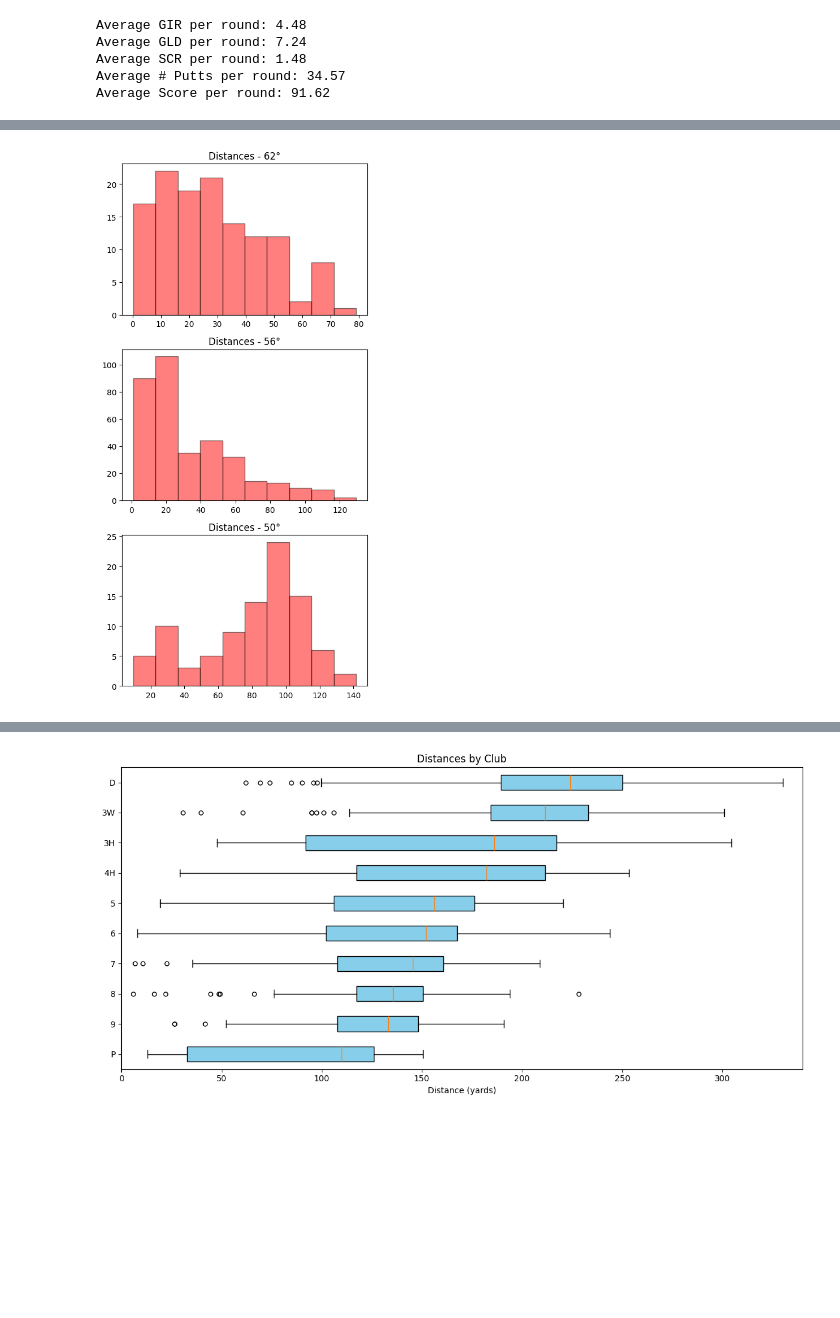
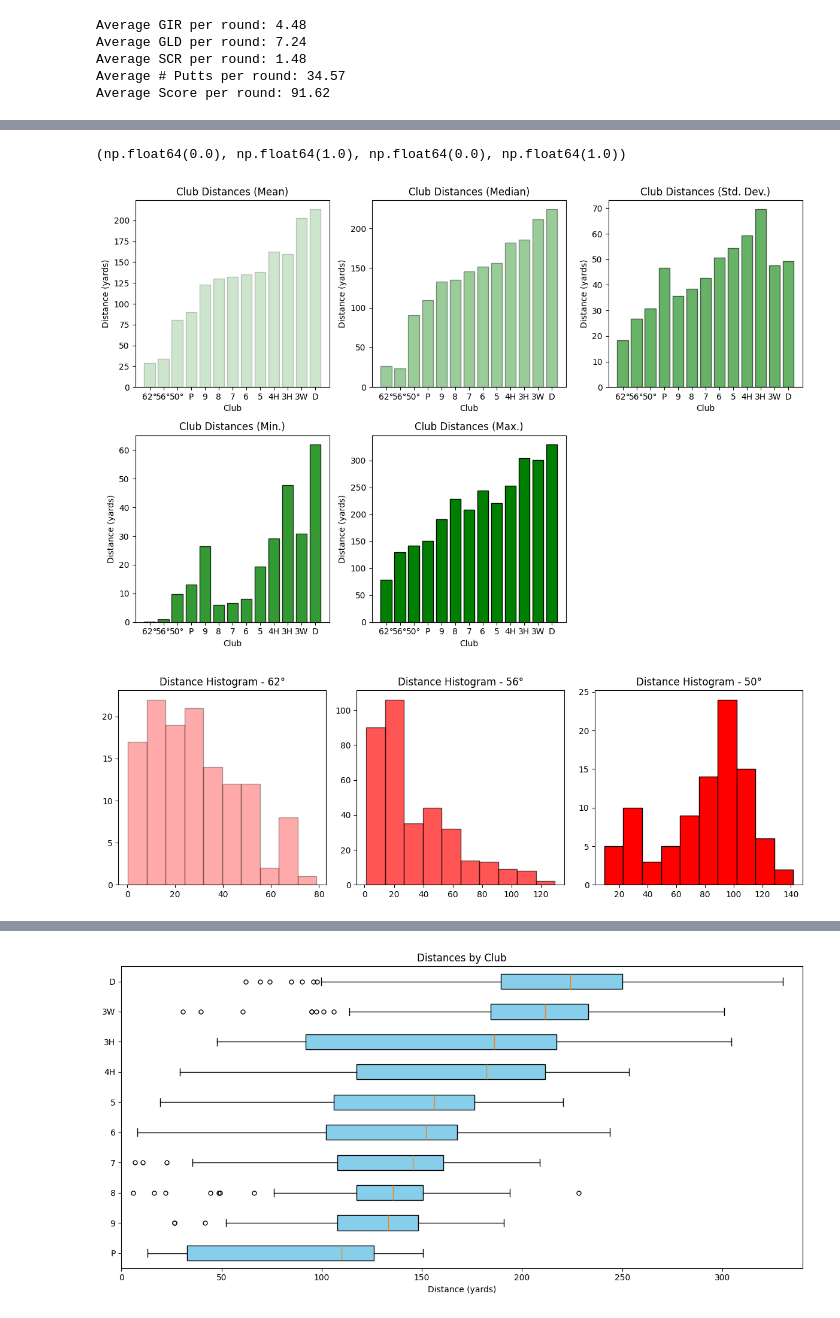
Before and after one commit to evklein/forehead-data-pipelines, a Jupyter notebook: 2024/2024.ipynb, the cells around one changed output, grey strips where cells are left out. Saved outputs shown, nothing was run; the diff lists cells and outputs as text; code cells hidden in the pictures; blank space fills up the shorter version.

```diff
--- a/2024/2024.ipynb
+++ b/2024/2024.ipynb
@@ -137,6 +137,18 @@ def fill_green_hit_result(row):
         return True
     return False
 
+def fill_next_putt(row):
+    if row['hit_green']:
+        putt_distances_for_hole = putts_df[(putts_df['rnd_id'] == row['rnd_id']) & \
+            (putts_df['hole_id'] == row['hole_id']) & \
+            (putts_df['stroke_number'] == row['stroke_number'] + 1)]['distance']
+        if not putt_distances_for_hole.empty:
+            return putt_distances_for_hole.iloc[0]
+        else:
+            return np.nan
+    else:
+        return np.nan
 strokes_df['penalty_result'] = strokes_df.apply(fill_penalty_result, axis=1)
 strokes_df['hit_green'] = strokes_df.apply(fill_green_hit_result, axis=1)
+strokes_df['hit_green_putt_dist'] = strokes_df.apply(fill_next_putt, axis=1)
 # %% [markdown]
@@ -300,13 +350,11 @@ display(strokes.head())
 # %%
 # Clean data
-strokes = strokes.dropna()
-strokes = strokes[strokes['club'] != 'Club'] # Times where we forgot to input club
+strokes_df = strokes_df.dropna()
+strokes_df = strokes_df[strokes_df['club'] != 'Club'] # Times where we forgot to input club
 
 # Convert coordinates to tuples
-strokes['start_coordinate'] = strokes['start_coordinate'].astype(str).apply(parse_coordinates)
-strokes['end_coordinate'] = strokes['end_coordinate'].astype(str).apply(parse_coordinates)
+strokes_df['start_coordinate'] = strokes_df['start_coordinate'].astype(str).apply(parse_coordinates)
+strokes_df['end_coordinate'] = strokes_df['end_coordinate'].astype(str).apply(parse_coordinates)
 
 # Add distance column
-strokes['distance'] = strokes.apply(distance_from_coords, axis=1)
-
-strokes.describe()
+strokes_df['distance'] = strokes_df.apply(distance_from_coords, axis=1)
@@ -323,12 +400,45 @@ strokes.describe()
+# %%
+# Visualize Club Descriptions
+fig, axs = plt.subplots(2, 3, figsize=(12, 8), tight_layout=True)
+axs[0][0].bar(ALL_CLUBS_ASC, distances_by_club['Mean Distance'], color='green', alpha=0.2, edgecolor='black')
+axs[0][0].set_title('Club Distances (Mean)')
+axs[0][0].set_xlabel('Club')
+axs[0][0].set_ylabel('Distance (yards)')
+
+axs[0][1].bar(ALL_CLUBS_ASC, distances_by_club['Median Distance'], color='green', alpha=0.4, edgecolor='black')
+axs[0][1].set_title('Club Distances (Median)')
+axs[0][1].set_xlabel('Club')
+axs[0][1].set_ylabel('Distance (yards)')
+
+axs[0][2].bar(ALL_CLUBS_ASC, distances_by_club['Std. Dev.'], color='green', alpha=0.6, edgecolor='black')
+axs[0][2].set_title('Club Distances (Std. Dev.)')
+axs[0][2].set_xlabel('Club')
+axs[0][2].set_ylabel('Distance (yards)')
+
+axs[1][0].bar(ALL_CLUBS_ASC, distances_by_club['Min'], color='green', alpha=0.8, edgecolor='black')
+axs[1][0].set_title('Club Distances (Min.)')
+axs[1][0].set_xlabel('Club')
+axs[1][0].set_ylabel('Distance (yards)')
+
+axs[1][1].bar(ALL_CLUBS_ASC, distances_by_club['Max'], color='green', alpha=1, edgecolor='black')
+axs[1][1].set_title('Club Distances (Max.)')
+axs[1][1].set_xlabel('Club')
+axs[1][1].set_ylabel('Distance (yards)')
+
+axs[1][2].axis('off')
+# %% [output]
+(np.float64(0.0), np.float64(1.0), np.float64(0.0), np.float64(1.0))
+[figure, added]
 # %%
-# Plot wedge histograms, descriptions
-fig, axs = plt.subplots(3, figsize=(5, 10), tight_layout=True)
-for i, wedge in enumerate(wedges_asc):
-    strokes_for_wedge = strokes.where(strokes['club'] == wedge)
-    axs[i].hist(x = strokes_for_wedge[['distance']], edgecolor='black', color='red', bins=10, alpha=0.5)
-    axs[i].set_title(f'Distances - {wedge}')
+# Plot wedge histograms
+fig, axs = plt.subplots(1, 3, figsize=(12, 4), tight_layout=True)
+next_alpha = 0
+for i, wedge in enumerate(WEDGES_ASC):
+    strokes_for_wedge = strokes_df.where(strokes_df['club'] == wedge)
+    axs[i].hist(x = strokes_for_wedge[['distance']], edgecolor='black', color='red', bins=10, alpha = (next_alpha := next_alpha + 0.3333))
+    axs[i].set_title(f'Distance Histogram - {wedge}')
 # %% [output]
-[figure, old version]
+[figure, new version]
 # %%
 plt.figure(figsize=(12, 6))
 
```
Also changed, not shown: parts of 28 cells of this notebook.
